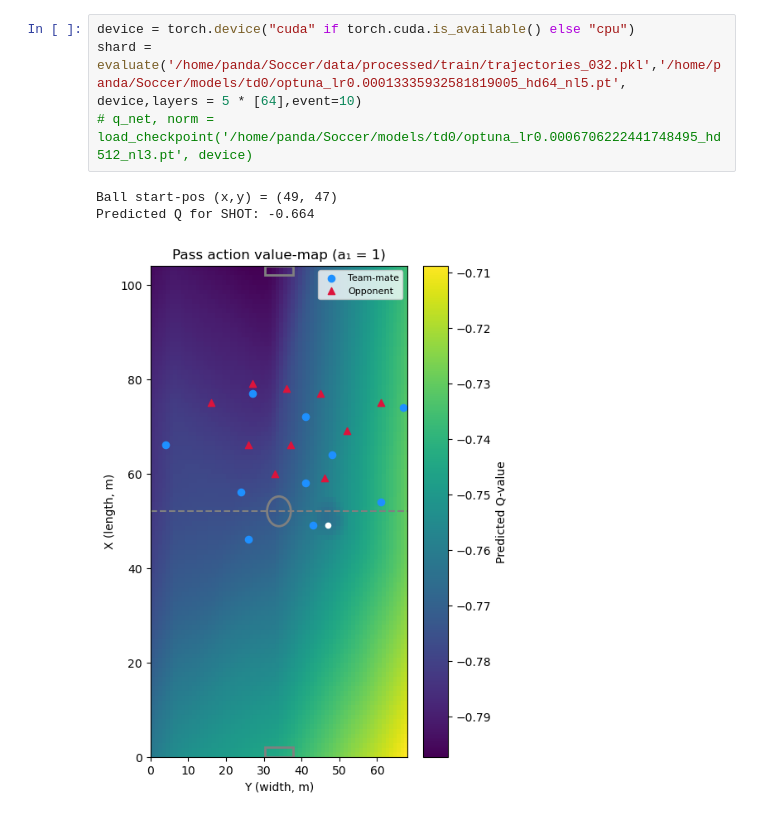
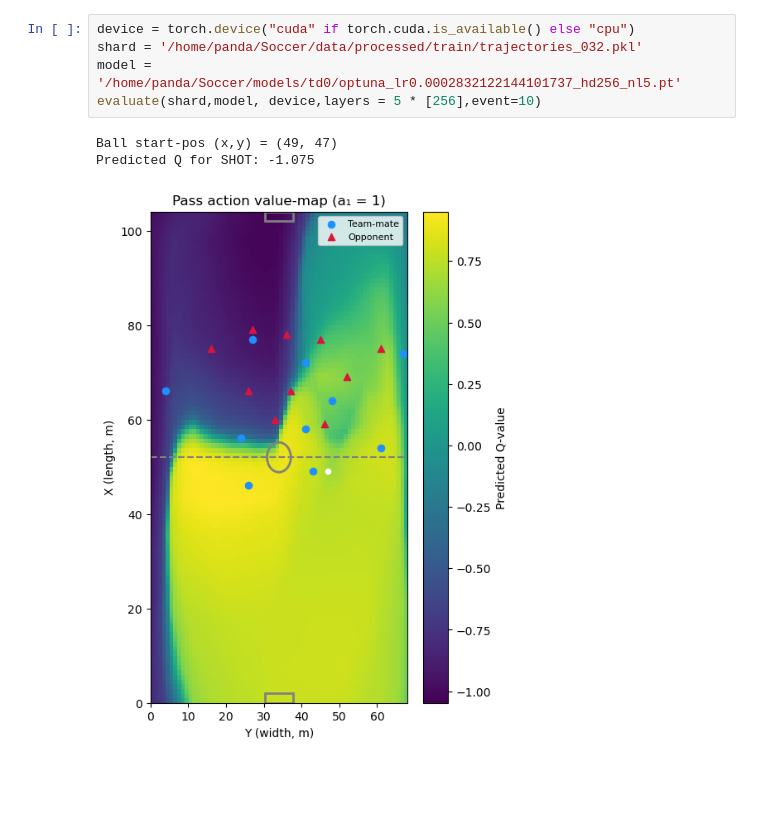
Before and after one commit to IgnacioBoero/Soccer, a Jupyter notebook: eval.ipynb, the cells around one changed output. Drawn from its saved outputs; the diff is of its cells as text; blank space fills up the shorter version.

```diff
--- a/eval.ipynb
+++ b/eval.ipynb
@@ -180,10 +150,10 @@ def evaluate(sample_path: Path, ckpt_path: Path, device, layers,event):
     plt.show()
 # %%
 device = torch.device("cuda" if torch.cuda.is_available() else "cpu")
-shard =
-evaluate('/home/panda/Soccer/data/processed/train/trajectories_032.pkl','/home/panda/Soccer/models/td0/optuna_lr0.00013335932581819005_hd64_nl5.pt', device,layers = 5 * [64],event=10)
-# q_net, norm = load_checkpoint('/home/panda/Soccer/models/td0/optuna_lr0.0006706222441748495_hd512_nl3.pt', device)
+shard = '/home/panda/Soccer/data/processed/train/trajectories_032.pkl'
+model = '/home/panda/Soccer/models/td0/optuna_lr0.0002832122144101737_hd256_nl5.pt'
+evaluate(shard,model, device,layers = 5 * [256],event=10)
 # %% [output]
 Ball start-pos (x,y) = (49, 47)
-Predicted Q for SHOT: -0.664
+Predicted Q for SHOT: -1.075
-[figure, old version]
+[figure, new version]
```
Also changed, not shown: parts of 2 cells of this notebook, 1 other file.
